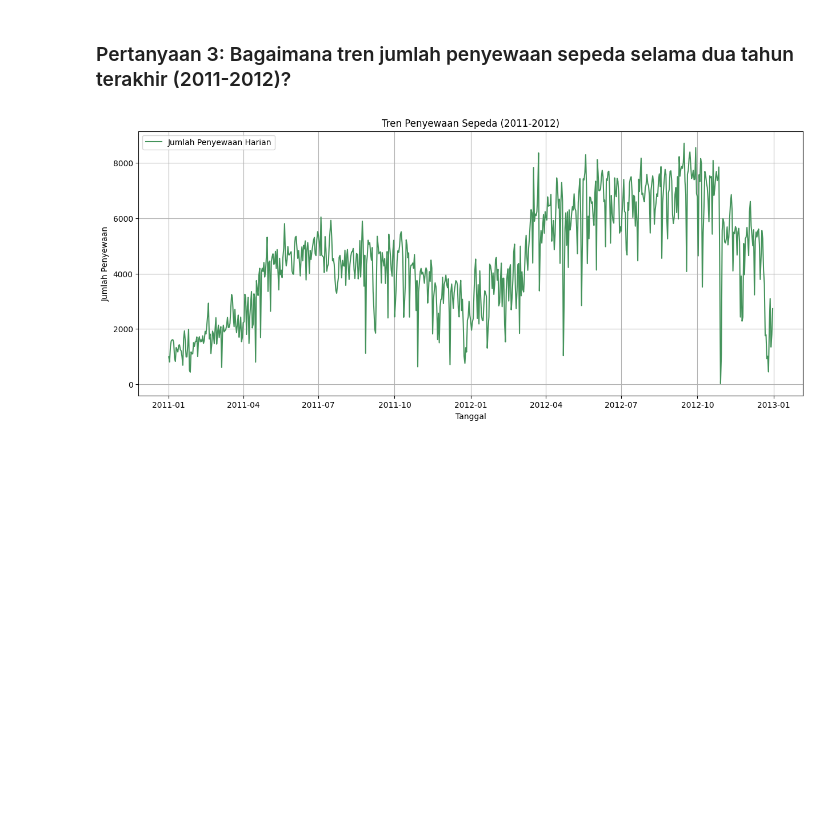
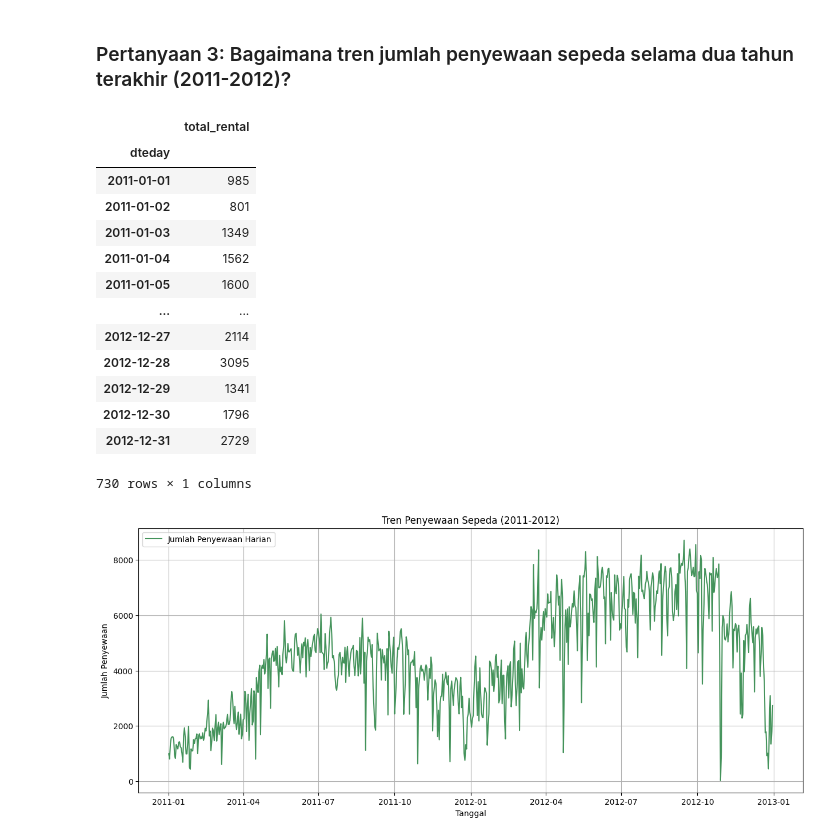
Before and after one commit to NaufalYogaPratama/data-analysis-submission, a Jupyter notebook: BikeSharingAnalysis.ipynb, the cells around one changed output. Saved outputs shown, nothing was run; the diff lists cells and outputs as text; code cells hidden in the pictures; blank space fills up the shorter version.

```diff
--- a/BikeSharingAnalysis.ipynb
+++ b/BikeSharingAnalysis.ipynb
@@ -553,6 +582,25 @@ plt.show()
 [figure]
 # %% [markdown]
 ### Pertanyaan 3: Bagaimana tren jumlah penyewaan sepeda selama dua tahun terakhir (2011-2012)?
+# %%
+daily_trend_df = pd.DataFrame(day_df.set_index('dteday')['cnt'])
+daily_trend_df.rename(columns={'cnt': 'total_rental'}, inplace=True)
+daily_trend_df
+# %% [output]
+|  | total_rental |
+| dteday |  |
+| 2011-01-01 | 985 |
+| 2011-01-02 | 801 |
+| 2011-01-03 | 1349 |
+| 2011-01-04 | 1562 |
+| 2011-01-05 | 1600 |
+| ... | ... |
+| 2012-12-27 | 2114 |
+| 2012-12-28 | 3095 |
+| 2012-12-29 | 1341 |
+| 2012-12-30 | 1796 |
+| 2012-12-31 | 2729 |
+730 rows × 1 columns
 # %%
 # Plot tren penyewaan sepeda harian
 plt.figure(figsize=(15, 6))
```
Also changed, not shown: parts of 17 cells of this notebook.
